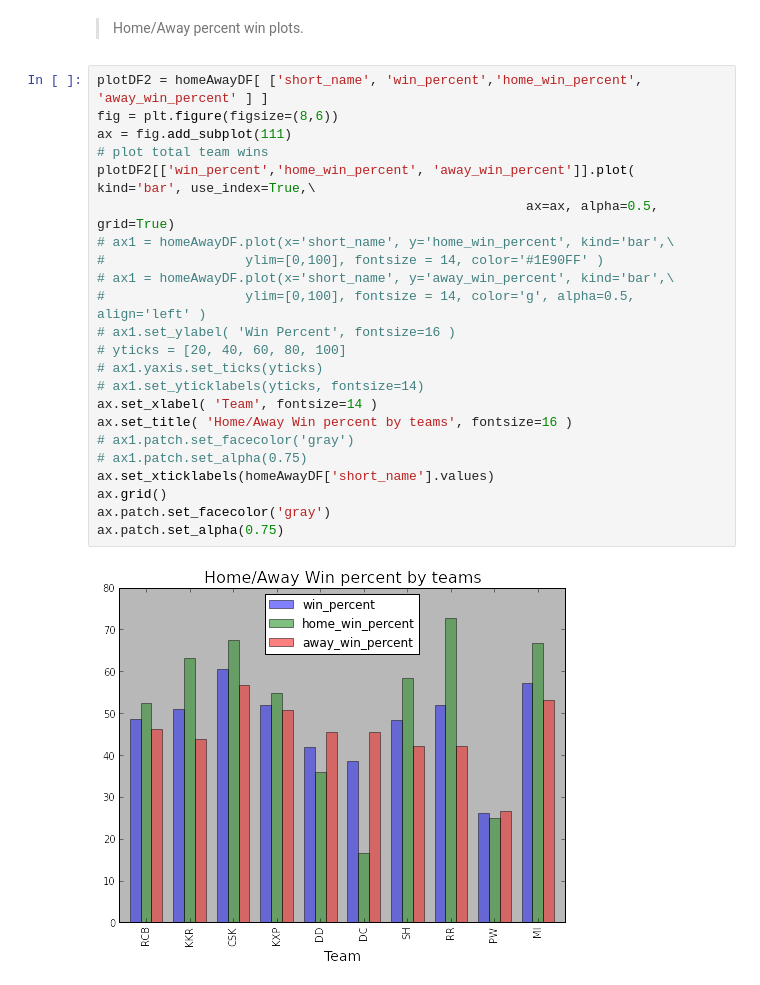
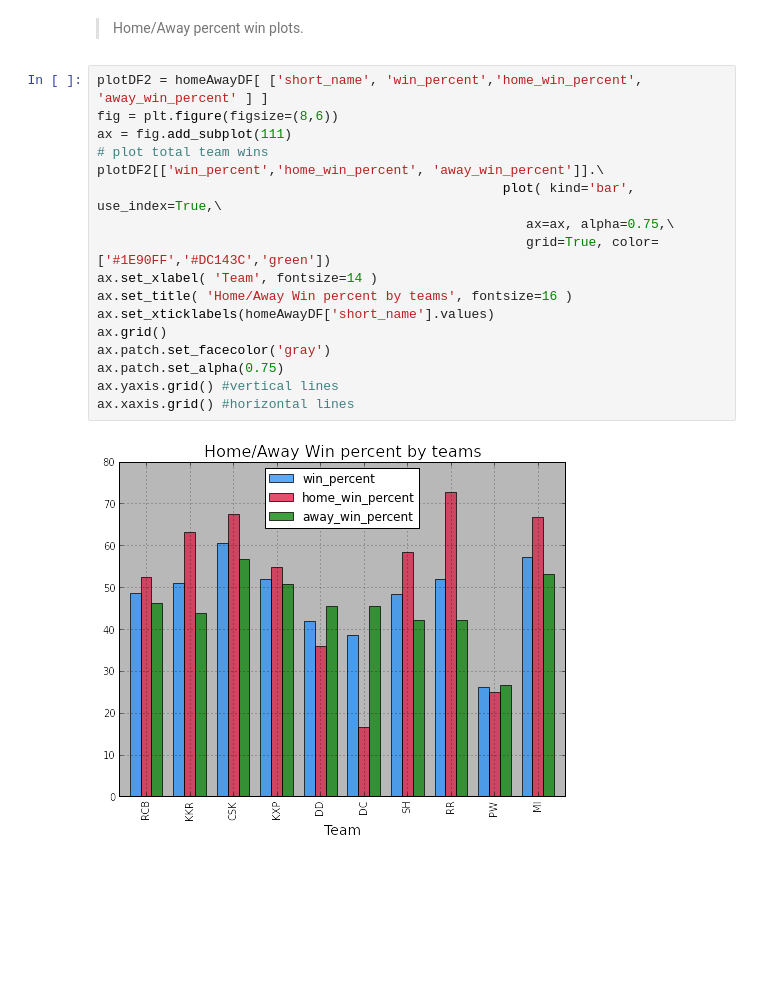
Before and after one commit to bharatreddy/collections, a Jupyter notebook: Team-Analysis.ipynb, the cells around one changed output. Drawn from its saved outputs; the diff is of its cells as text; blank space fills up the shorter version.

Commit message:
better plot

```diff
--- a/Team-Analysis.ipynb
+++ b/Team-Analysis.ipynb
@@ -252,25 +252,19 @@ print "--------------- Home/Away team wins ------------------"
 # %%
 plotDF2 = homeAwayDF[ ['short_name', 'win_percent','home_win_percent', 'away_win_percent' ] ]
 fig = plt.figure(figsize=(8,6))
 ax = fig.add_subplot(111)
 # plot total team wins
-plotDF2[['win_percent','home_win_percent', 'away_win_percent']].plot( kind='bar', use_index=True,\
-                                                       ax=ax, alpha=0.5, grid=True)
-# ax1 = homeAwayDF.plot(x='short_name', y='home_win_percent', kind='bar',\
-#                  ylim=[0,100], fontsize = 14, color='#1E90FF' )
-# ax1 = homeAwayDF.plot(x='short_name', y='away_win_percent', kind='bar',\
-#                  ylim=[0,100], fontsize = 14, color='g', alpha=0.5, align='left' )
-# ax1.set_ylabel( 'Win Percent', fontsize=16 )
-# yticks = [20, 40, 60, 80, 100]
-# ax1.yaxis.set_ticks(yticks)
-# ax1.set_yticklabels(yticks, fontsize=14)
+plotDF2[['win_percent','home_win_percent', 'away_win_percent']].\
+                                                    plot( kind='bar', use_index=True,\
+                                                       ax=ax, alpha=0.75,\
+                                                       grid=True, color=['#1E90FF','#DC143C','green'])
 ax.set_xlabel( 'Team', fontsize=14 )
 ax.set_title( 'Home/Away Win percent by teams', fontsize=16 )
-# ax1.patch.set_facecolor('gray')
-# ax1.patch.set_alpha(0.75)
 ax.set_xticklabels(homeAwayDF['short_name'].values)
 ax.grid()
 ax.patch.set_facecolor('gray')
 ax.patch.set_alpha(0.75)
+ax.yaxis.grid() #vertical lines
+ax.xaxis.grid() #horizontal lines
 # %% [output]
-[figure, old version]
+[figure, new version]
```
